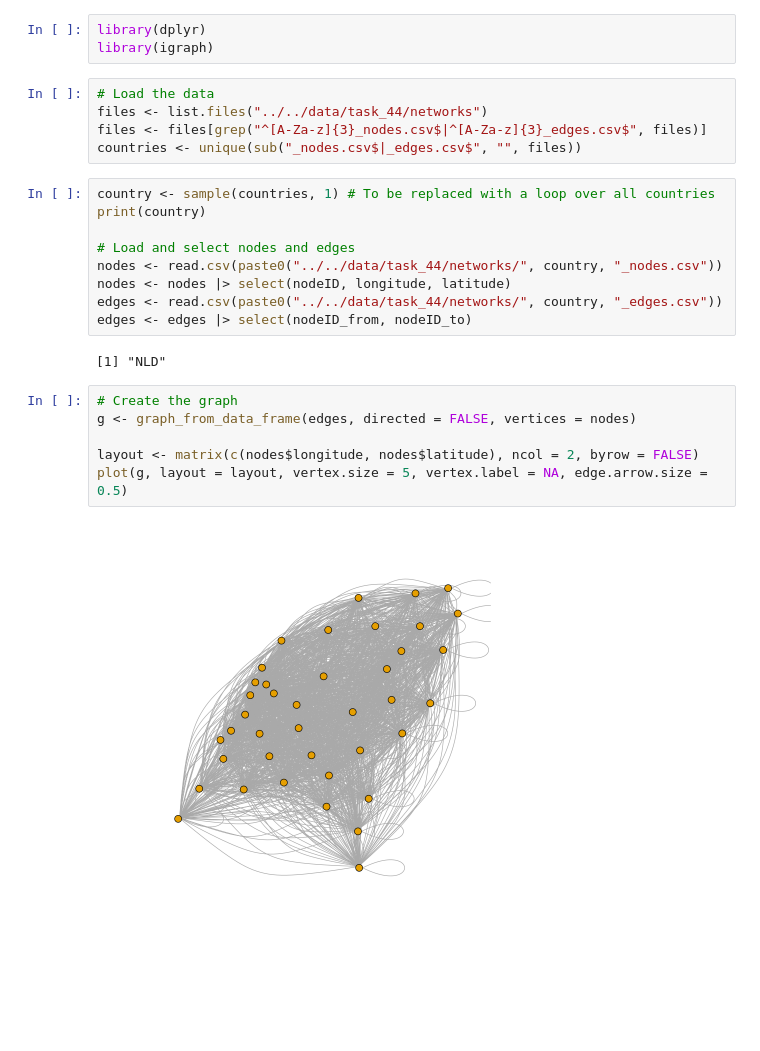
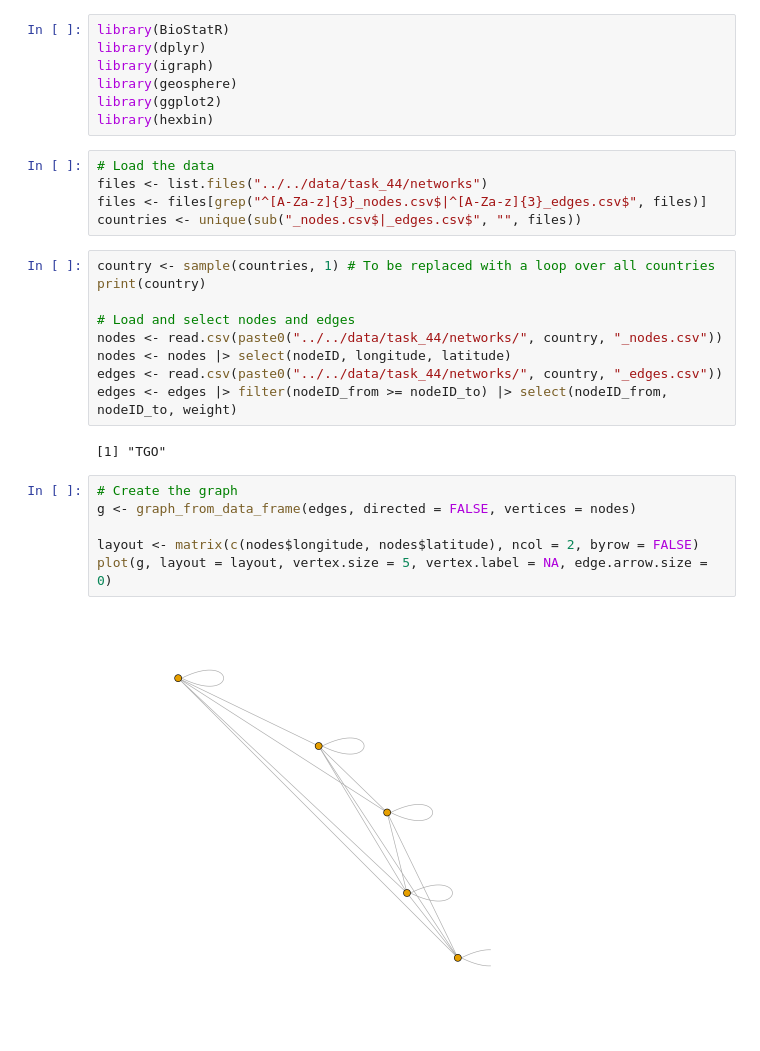
Before and after one commit to paololapo/ComplexNetworks_projects, a Jupyter notebook: code/task_44/Network_comparison.ipynb, the cells around one changed output. Saved outputs shown, nothing was run; the diff lists cells and outputs as text; blank space fills up the shorter version.

```diff
--- a/code/task_44/Network_comparison.ipynb
+++ b/code/task_44/Network_comparison.ipynb
@@ -1,6 +1,10 @@
 # %%
+library(BioStatR)
 library(dplyr)
 library(igraph)
+library(geosphere)
+library(ggplot2)
+library(hexbin)
 # %%
 # Load the data
 files <- list.files("../../data/task_44/networks")
@@ -14,17 +18,17 @@ print(country)
 nodes <- read.csv(paste0("../../data/task_44/networks/", country, "_nodes.csv"))
 nodes <- nodes |> select(nodeID, longitude, latitude)
 edges <- read.csv(paste0("../../data/task_44/networks/", country, "_edges.csv"))
-edges <- edges |> select(nodeID_from, nodeID_to)
+edges <- edges |> filter(nodeID_from >= nodeID_to) |> select(nodeID_from, nodeID_to, weight)
 # %% [output]
-[1] "NLD"
+[1] "TGO"
 # %%
 # Create the graph
 g <- graph_from_data_frame(edges, directed = FALSE, vertices = nodes)
 
 layout <- matrix(c(nodes$longitude, nodes$latitude), ncol = 2, byrow = FALSE)
-plot(g, layout = layout, vertex.size = 5, vertex.label = NA, edge.arrow.size = 0.5)
+plot(g, layout = layout, vertex.size = 5, vertex.label = NA, edge.arrow.size = 0)
 # %% [output]
-[figure, old version]
+[figure, new version]
 # %%
 # Extract analytics from the graph
 n_nodes <- vcount(g)
```
Also changed, not shown: parts of 11 cells of this notebook, 1 other file.
